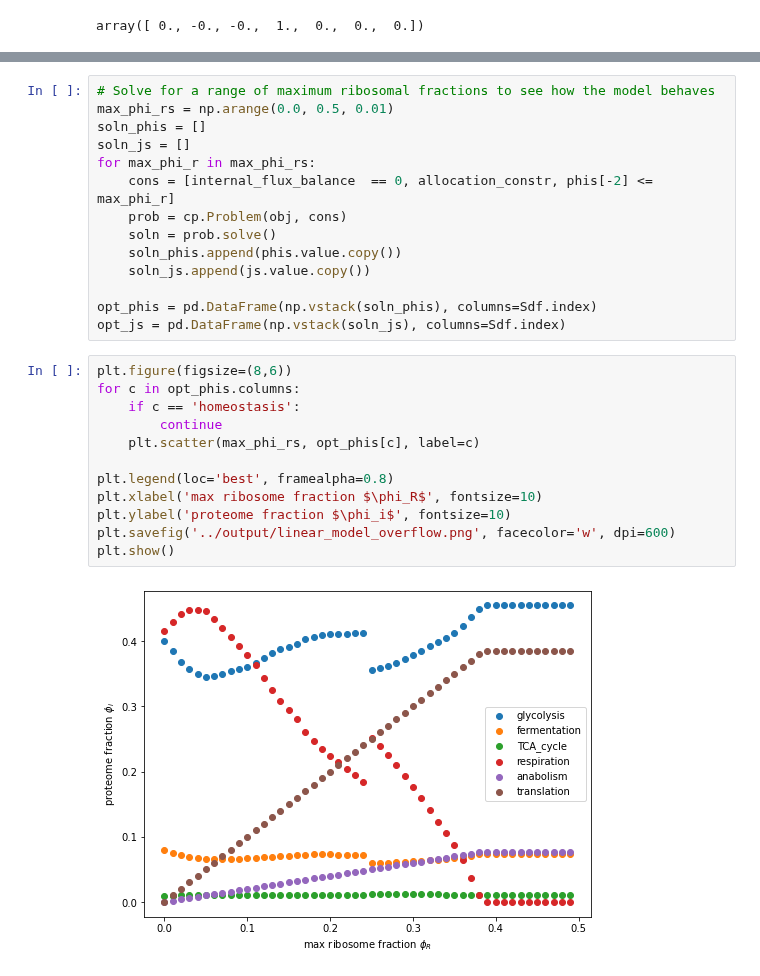
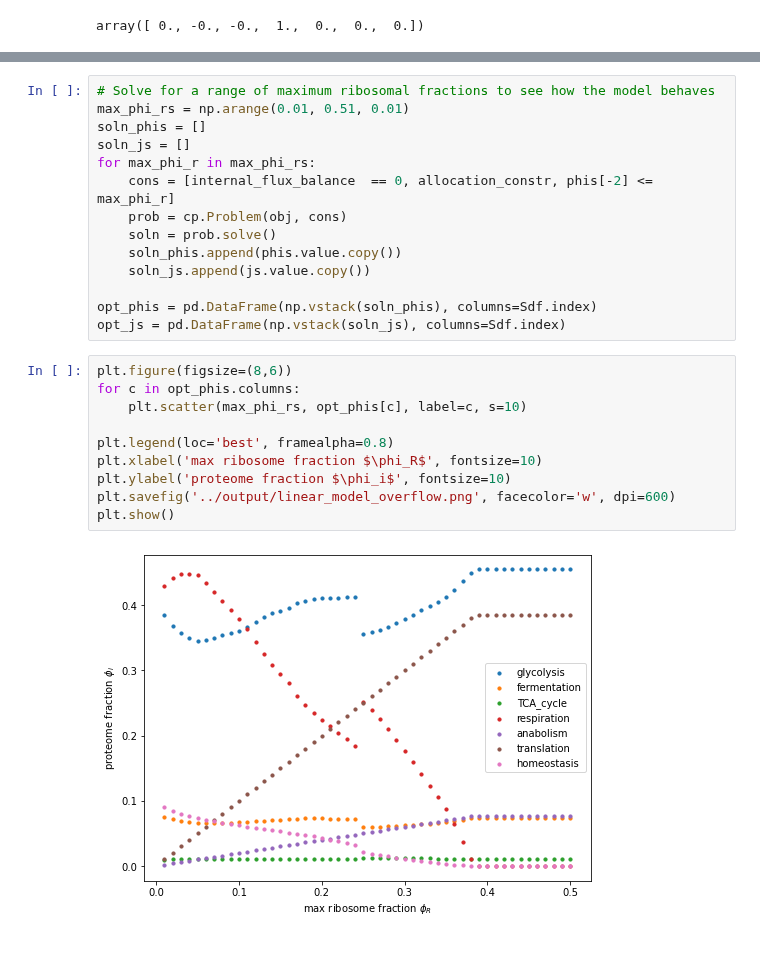
Before and after one commit to flamholz/redox-proteome, a Jupyter notebook: notebooks/LinearAllocationModel.ipynb, the cells around one changed output, grey strips where cells are left out. Drawn from its saved outputs; the diff is of its cells as text.

```diff
--- a/notebooks/LinearAllocationModel.ipynb
+++ b/notebooks/LinearAllocationModel.ipynb
@@ -159,7 +159,7 @@ max_obj = prob.solve(verbose=True)
   warnings.warn(dpp_error_msg)
 # %%
 # Solve for a range of maximum ribosomal fractions to see how the model behaves
-max_phi_rs = np.arange(0.0, 0.5, 0.01)
+max_phi_rs = np.arange(0.01, 0.51, 0.01)
 soln_phis = []
 soln_js = []
 for max_phi_r in max_phi_rs:
@@ -174,17 +174,15 @@ opt_js = pd.DataFrame(np.vstack(soln_js), columns=Sdf.index)
 # %%
 plt.figure(figsize=(8,6))
 for c in opt_phis.columns:
-    if c == 'homeostasis':
-        continue
-    plt.scatter(max_phi_rs, opt_phis[c], label=c)
+    plt.scatter(max_phi_rs, opt_phis[c], label=c, s=10)
 
 plt.legend(loc='best', framealpha=0.8)
 plt.xlabel('max ribosome fraction $\phi_R$', fontsize=10)
 plt.ylabel('proteome fraction $\phi_i$', fontsize=10)
 plt.savefig('../output/linear_model_overflow.png', facecolor='w', dpi=600)
 plt.show()
 # %% [output]
-[figure, old version]
+[figure, new version]
 # %%
 plt.figure(figsize=(8,6))
 for c in opt_js.columns[1:]:
```
Also changed, not shown: parts of 2 cells of this notebook.
